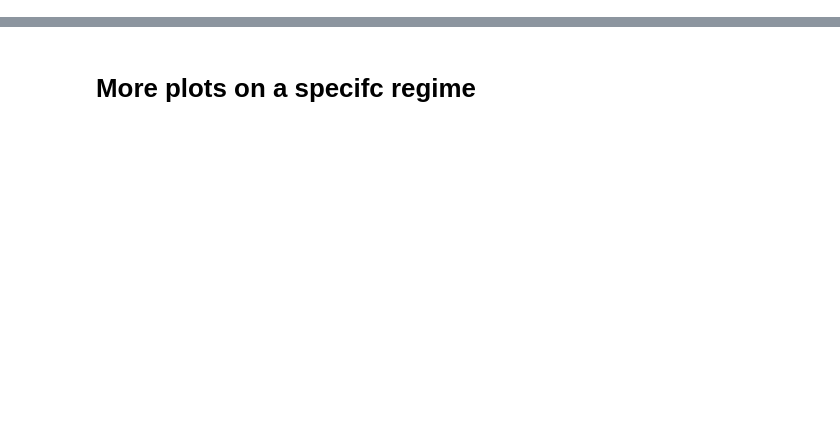
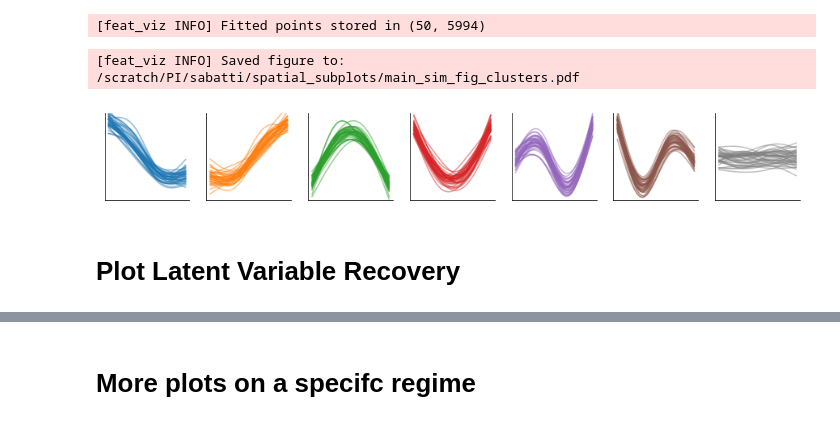
Before and after one commit to yashpatel5400/gliss, a Jupyter notebook: notebooks/analysis_toy_feat_clust_corr.ipynb, the cells around one changed output, grey strips where cells are left out. Drawn from its saved outputs; the diff is of its cells as text; code cells hidden in the pictures; blank space fills up the shorter version.

```diff
--- a/notebooks/analysis_toy_feat_clust_corr.ipynb
+++ b/notebooks/analysis_toy_feat_clust_corr.ipynb
@@ -21,2 +236,53 @@ from scipy.stats import spearmanr
+# %%
+from patsy import dmatrix
+def refit_curves(coeff_mtx, base_args, x):
+    x = np.linspace(min(x), max(x), 50)
+    exog = dmatrix(base_args, {"x": x}, return_type='dataframe')
+    y = np.matmul(exog.values, coeff_mtx.T)
+    logger.info("Fitted points stored in {}".format(y.shape))
+    return x, y
+def plot_multi_curves(ax, x, y_mtx, **kwargs):
+    assert len(x) == y_mtx.shape[0], "dimension mismatch"
+    for i in range(y_mtx.shape[1]):
+        ax.plot(x, y_mtx[:,i], **kwargs)
+
+lam = result["lam_update"]
+base_args = setup_basis(lam)
+np.random.seed(10)
+coeff = c_mtx+ 0.1*np.random.normal(size=c_mtx.shape)
+x_vals, fit_mtx = refit_curves(coeff, base_args, lam)
+# %% [output]
+[feat_viz INFO] Fitted points stored in (50, 5994)
+# %%
+grps = np.unique(var_df.nn_grp)
+grps = np.roll(grps, -1)
+lut = get_sim_color_map(np.unique(var_labs), palette='tab10')
+fig, axes = plt.subplots(1, len(grps), figsize=(2.2*len(grps), 2))
+
+for i, grp in enumerate(grps):
+    ax = axes[i]
+    ids = var_df.loc[var_df['nn_grp']==grp]['var_id']
+#     fig, ax = plt.subplots(1, 1, figsize=(2,2))
+    # sub_sample:
+    np.random.seed(10)
+    ids = np.random.choice(ids, size=40)
+    plot_multi_curves(ax, x_vals, fit_mtx[:, ids],
+                      alpha=0.5, color=lut[grp])
+    ax.set_xlabel(None)
+    ax.set_ylabel(None)
+    ax.set_xticks([], [])
+    ax.set_yticks([], [])
+    ax.set_ylim(-1.1,1.1)
+    ax.spines['top'].set_visible(False)
+    ax.spines['right'].set_visible(False)
+fn = os.path.join(fdir, 'main_sim_fig_clusters.pdf')
+plt.savefig(fn, bbox_inches='tight', transparent=True)
+logger.info("Saved figure to: {}".format(fn))
+plt.show()
+# %% [output]
+[feat_viz INFO] Saved figure to: /scratch/PI/sabatti/spatial_subplots/main_sim_fig_clusters.pdf
+[figure, added]
+# %% [markdown]
+# Plot Latent Variable Recovery
 # %%
 # compare the method result
```
Also changed, not shown: parts of 14 cells of this notebook, 1 other file.
